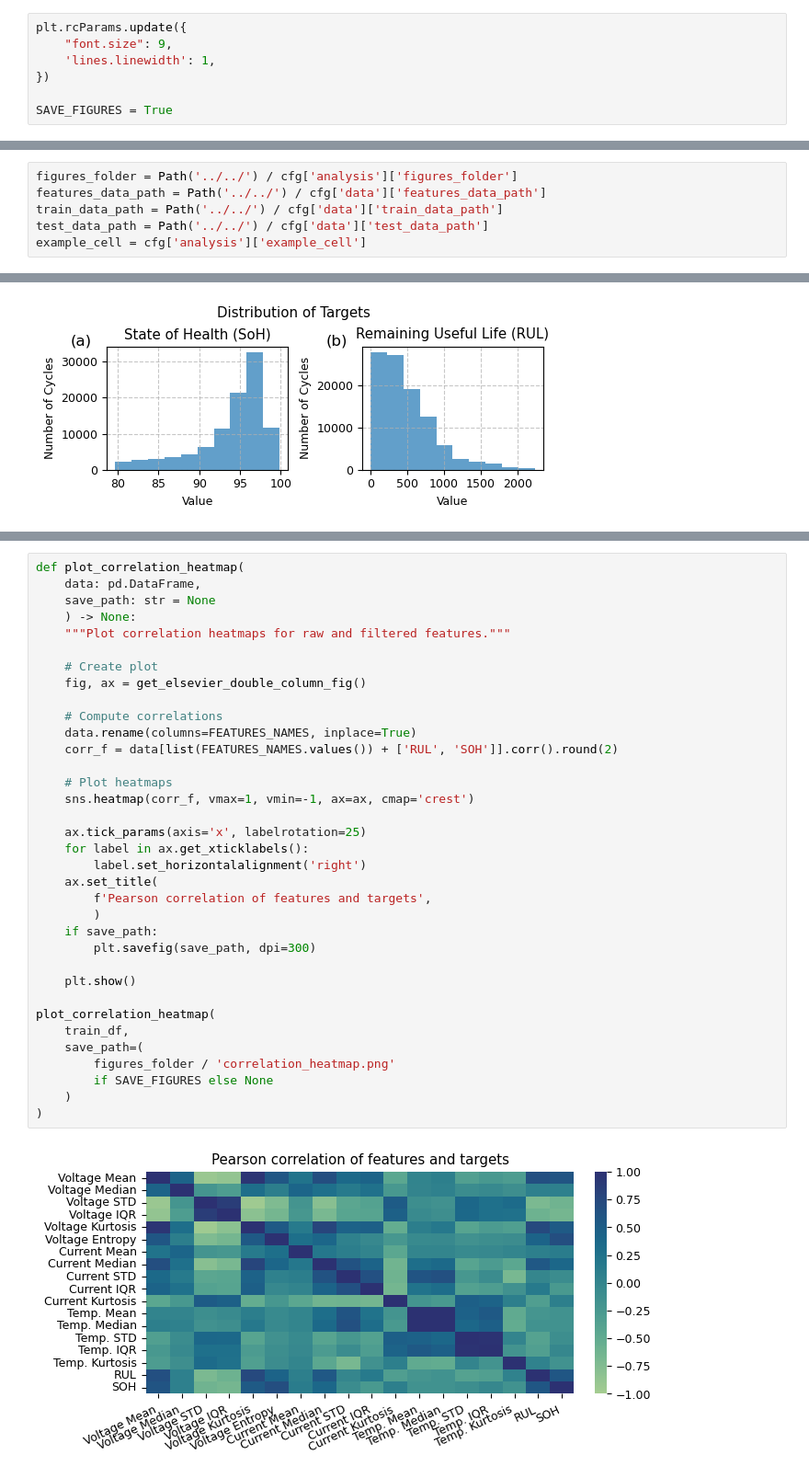
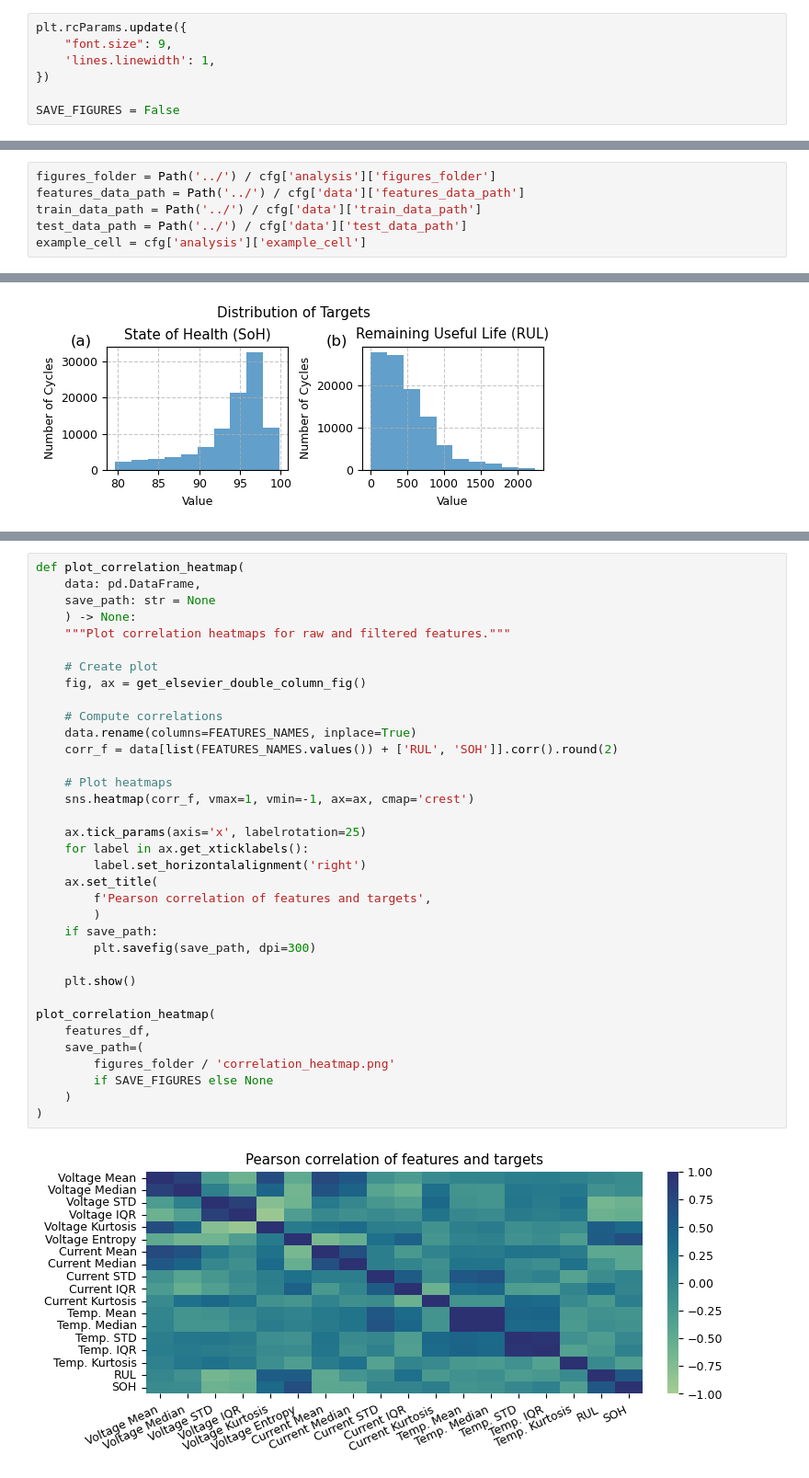
Before and after one commit to gabriel-buzzi/battery-soh-rul-modeling, a Jupyter notebook: notebooks/data_analysis/20250725-gbs-features.ipynb, the cells around one changed output, grey strips where cells are left out. Shown at 92% size. Saved outputs shown, nothing was run; the diff lists cells and outputs as text.

Commit message:
Update features analysis notebook

```diff
--- a/notebooks/data_analysis/20250725-gbs-features.ipynb
+++ b/notebooks/data_analysis/20250725-gbs-features.ipynb
@@ -20,7 +20,7 @@ plt.rcParams.update({
     'lines.linewidth': 1,
 })
 
-SAVE_FIGURES = True
+SAVE_FIGURES = False
 # %%
 FEATURES_NAMES = {
     "V_mean": "Voltage Mean",
@@ -44,10 +44,10 @@ FEATURES_NAMES = {
 with initialize(version_base=None, config_path='../../src/conf'):
     cfg = compose(config_name="config")
 # %%
-figures_folder = Path('../../') / cfg['analysis']['figures_folder']
-features_data_path = Path('../../') / cfg['data']['features_data_path']
-train_data_path = Path('../../') / cfg['data']['train_data_path']
-test_data_path = Path('../../') / cfg['data']['test_data_path']
+figures_folder = Path('../') / cfg['analysis']['figures_folder']
+features_data_path = Path('../') / cfg['data']['features_data_path']
+train_data_path = Path('../') / cfg['data']['train_data_path']
+test_data_path = Path('../') / cfg['data']['test_data_path']
 example_cell = cfg['analysis']['example_cell']
 # %%
 features_df = pd.read_parquet(features_data_path)
@@ -367,32 +228,32 @@ def plot_correlation_heatmap(
     """Plot correlation heatmaps for raw and filtered features."""
 
     # Create plot
     fig, ax = get_elsevier_double_column_fig()
 
     # Compute correlations
     data.rename(columns=FEATURES_NAMES, inplace=True)
     corr_f = data[list(FEATURES_NAMES.values()) + ['RUL', 'SOH']].corr().round(2)
 
     # Plot heatmaps
     sns.heatmap(corr_f, vmax=1, vmin=-1, ax=ax, cmap='crest')
 
     ax.tick_params(axis='x', labelrotation=25)
     for label in ax.get_xticklabels():
         label.set_horizontalalignment('right')
     ax.set_title(
         f'Pearson correlation of features and targets',
         )
     if save_path:
         plt.savefig(save_path, dpi=300)
 
     plt.show()
 
 plot_correlation_heatmap(
-    train_df,
+    features_df,
     save_path=(
         figures_folder / 'correlation_heatmap.png'
         if SAVE_FIGURES else None
     )
 )
 # %% [output]
-[figure, old version]
+[figure, new version]
```
Also changed, not shown: parts of 6 cells of this notebook.
